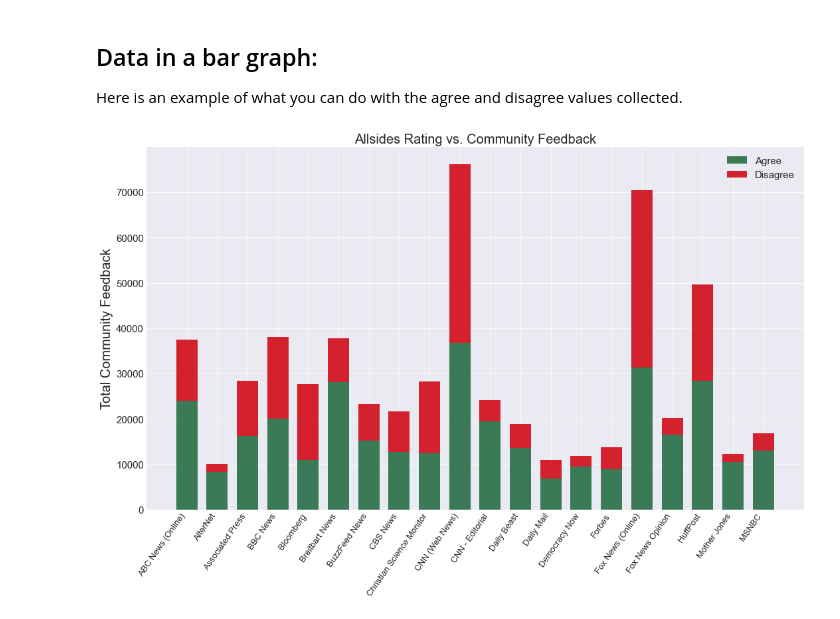
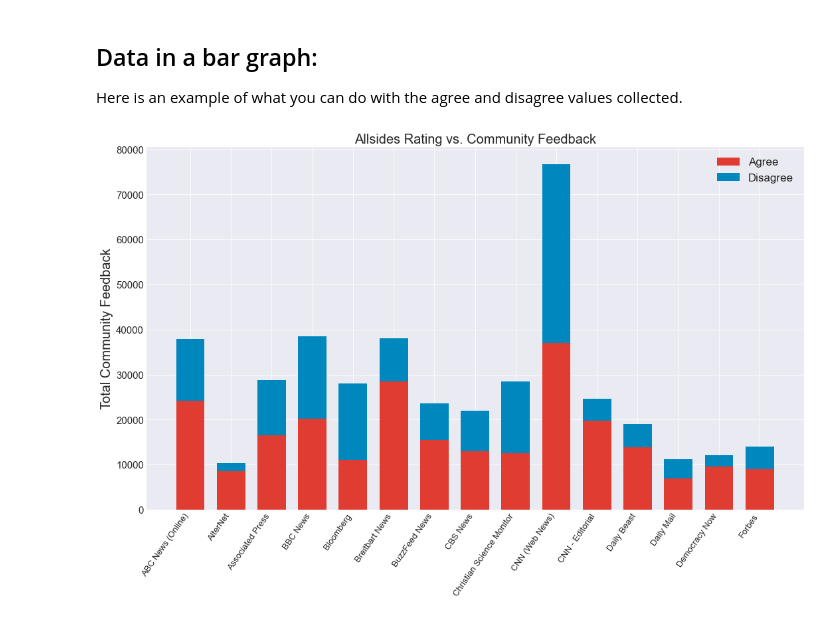
Before and after one commit to RamonAsuncion/allsides-web-scraper, a Jupyter notebook: Graphs.ipynb, the cells around one changed output. Cells and saved outputs as stored; diff of their text form; code cells hidden in the pictures.

Commit message:
update to graph

```diff
--- a/Graphs.ipynb
+++ b/Graphs.ipynb
@@ -26,29 +28,28 @@ plt.style.use('seaborn-dark') # the style of the graph
 ## Data in a bar graph:
 Here is an example of what you can do with the agree and disagree values collected.
 # %%
-twentyNewsSources = df.head(20).copy() # copys 20 from the table
+df2 = df.head(15).copy() # copys the first 15 from data.
 
 fg, ax = plt.subplots(figsize=(15,10))
 
-news_source = twentyNewsSources['News Source']
+news_source = df2['News Source']
 
 news_source = np.arange(len(news_source))
 width = 0.7
 
+plt.bar(news_source, df2['Agree'],
+        color='#E03C31', width=width, label='Agree')
+plt.bar(news_source, df2['Disagree'],
+        color='#0087BD', width=width, bottom=df2['Agree'], label='Disagree')
 
-plt.bar(news_source, twentyNewsSources['Agree'],
-        color='#3B7A57', width=width, label='Agree')
-plt.bar(news_source, twentyNewsSources['Disagree'],
-        color='#D3212D', width=width, bottom=twentyNewsSources['Agree'], label='Disagree')
-
-plt.xticks(ticks=news_source, labels=twentyNewsSources['News Source'], rotation=55, ha='right', fontsize="13")
+plt.xticks(ticks=news_source, labels=df2['News Source'], rotation=55, ha='right', fontsize="13")
 plt.yticks(fontsize="15")
 
-plt.legend(fontsize=15)
+plt.legend(fontsize=17)
 plt.title('Allsides Rating vs. Community Feedback', fontsize=20)
 plt.ylabel('Total Community Feedback', fontsize=20)
 plt.tight_layout()
 plt.grid(True)
 plt.show()  # To make the plot appear
 # %% [output]
-[figure, old version]
+[figure, new version]
```
Also changed, not shown: parts of 4 cells of this notebook.
